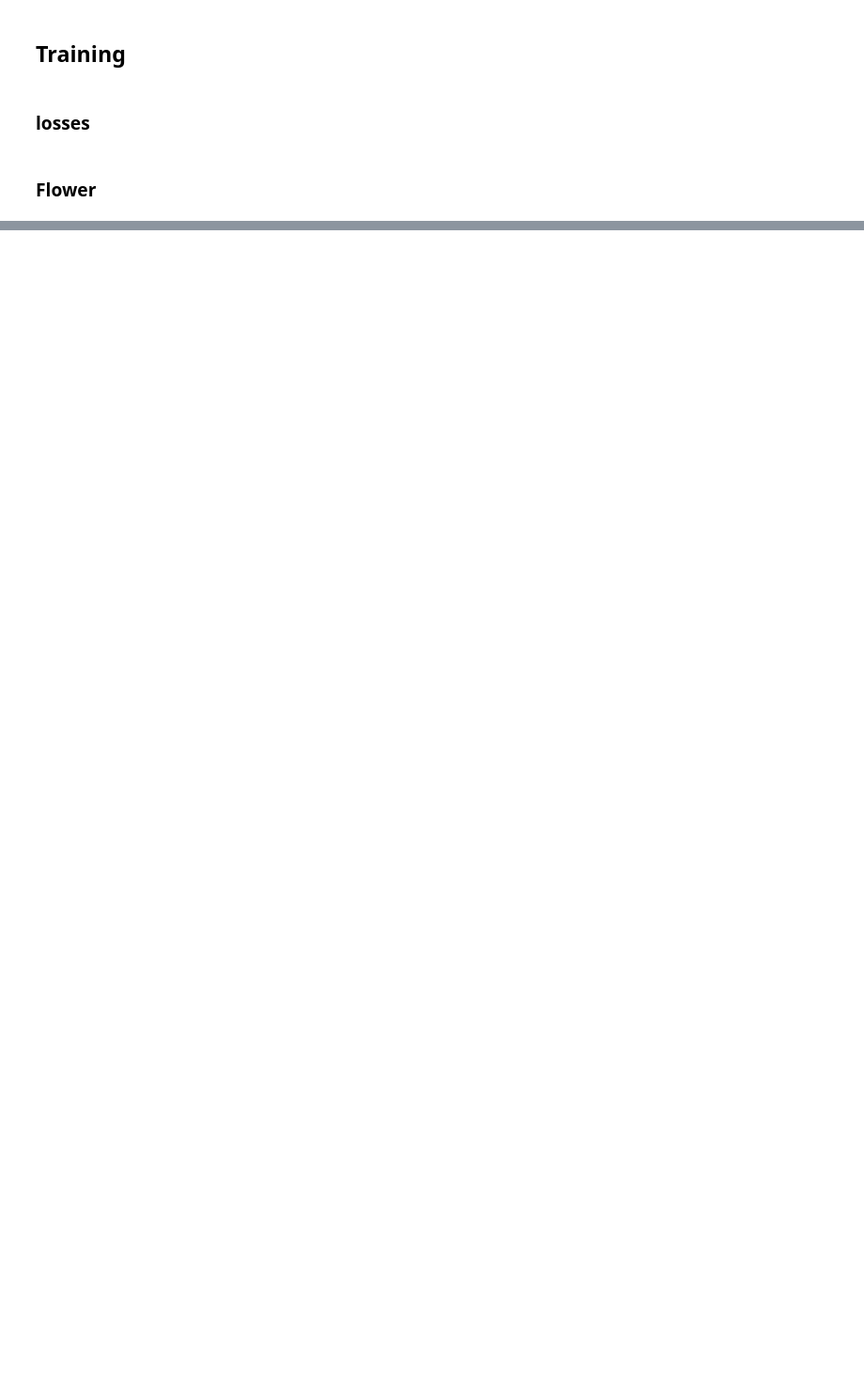
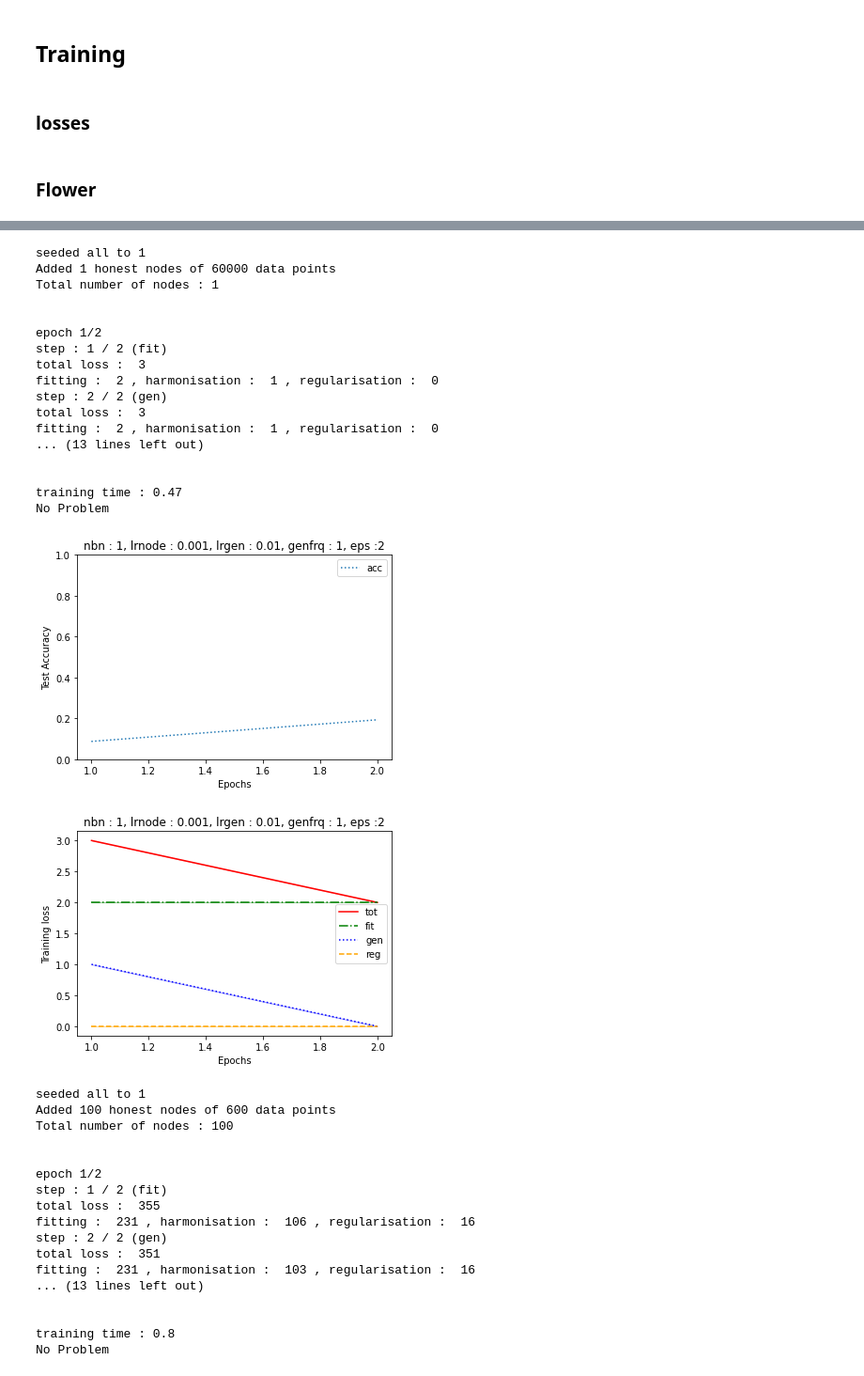
Before and after one commit to OscarVlld/distribution-experiment, a Jupyter notebook: distribution.ipynb, the cells around one changed output, grey strips where cells are left out. Shown: that part at 94% size. Drawn from its saved outputs; the diff is of its cells as text; code cells hidden in the pictures; blank space fills up the shorter version.

```diff
--- a/distribution.ipynb
+++ b/distribution.ipynb
@@ -20,5 +20,8 @@ from torchvision.transforms.functional import normalize
 # from tqdm.notebook import tqdm
 import os
 import random
+# %%
+SEEDS = [0,1,2,3,4]
+EPOCHS = 100
 # %% [markdown]
 ## Data
@@ -715,0 +595,20 @@ fitting :  8056 , harmonisation :  1386 , regularisation :  19
+# %%
+def get_style():
+    '''give different line styles for plots'''
+    l = ["-","-.","--",":"]
+    for i in range(10000):
+        yield l[i % 4]
+STYLES = get_style() # generator for looping styles
+
+def title_save(title=None, path=None, suff=".png"):
+    ''' add title and save plot '''
+    if title is not None:
+        plt.title(title)
+    if path is not None:
+        plt.savefig(path + suff)
+
+def legendize(x, y):
+    ''' label axis of plt plot '''
+    plt.xlabel(x)
+    plt.ylabel(y)
+    plt.legend()
@@ -715,0 +915,42 @@ fitting :  8056 , harmonisation :  1386 , regularisation :  19
+# %%
+EPOCHS = 100
+SEEDS = [1,2,3]
+l_disp = [1,100]
+l_hist = run_disp_mult(l_disp, verbose=2, gpu=True)
+# %% [output]
+seeded all to 1
+Added 1 honest nodes of 60000 data points
+Total number of nodes : 1
+
+
+epoch 1/2
+step : 1 / 2 (fit)
+total loss :  3
+fitting :  2 , harmonisation :  1 , regularisation :  0
+step : 2 / 2 (gen)
+total loss :  3
+fitting :  2 , harmonisation :  1 , regularisation :  0
+... (13 lines left out)
+
+
+training time : 0.47
+No Problem
+[figure, added]
+[figure, added]
+seeded all to 1
+Added 100 honest nodes of 600 data points
+Total number of nodes : 100
+
+
+epoch 1/2
+step : 1 / 2 (fit)
+total loss :  355
+fitting :  231 , harmonisation :  106 , regularisation :  16
+step : 2 / 2 (gen)
+total loss :  351
+fitting :  231 , harmonisation :  103 , regularisation :  16
+... (13 lines left out)
+
+
+training time : 0.8
+No Problem
```
Also changed, not shown: parts of 34 cells of this notebook.
